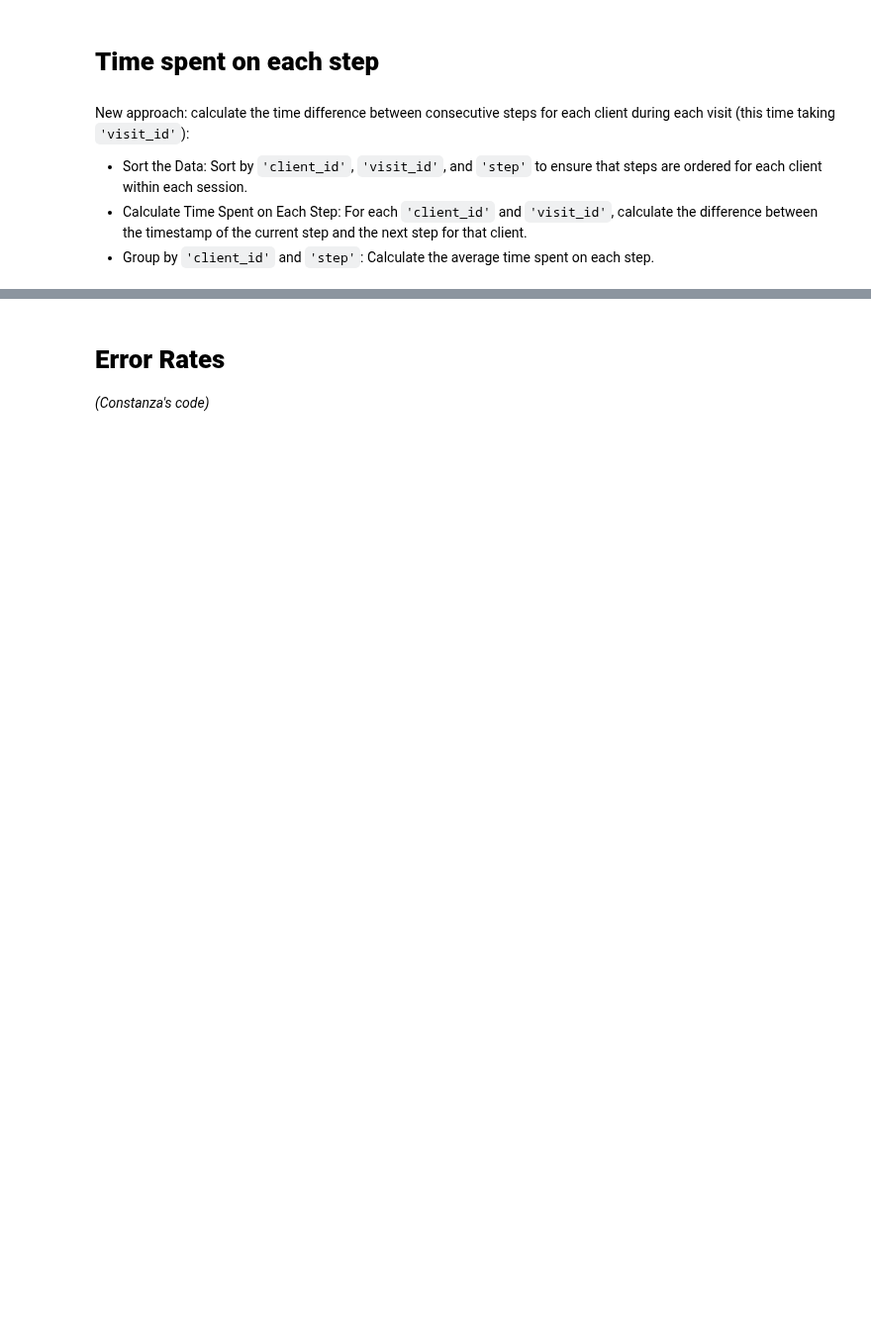
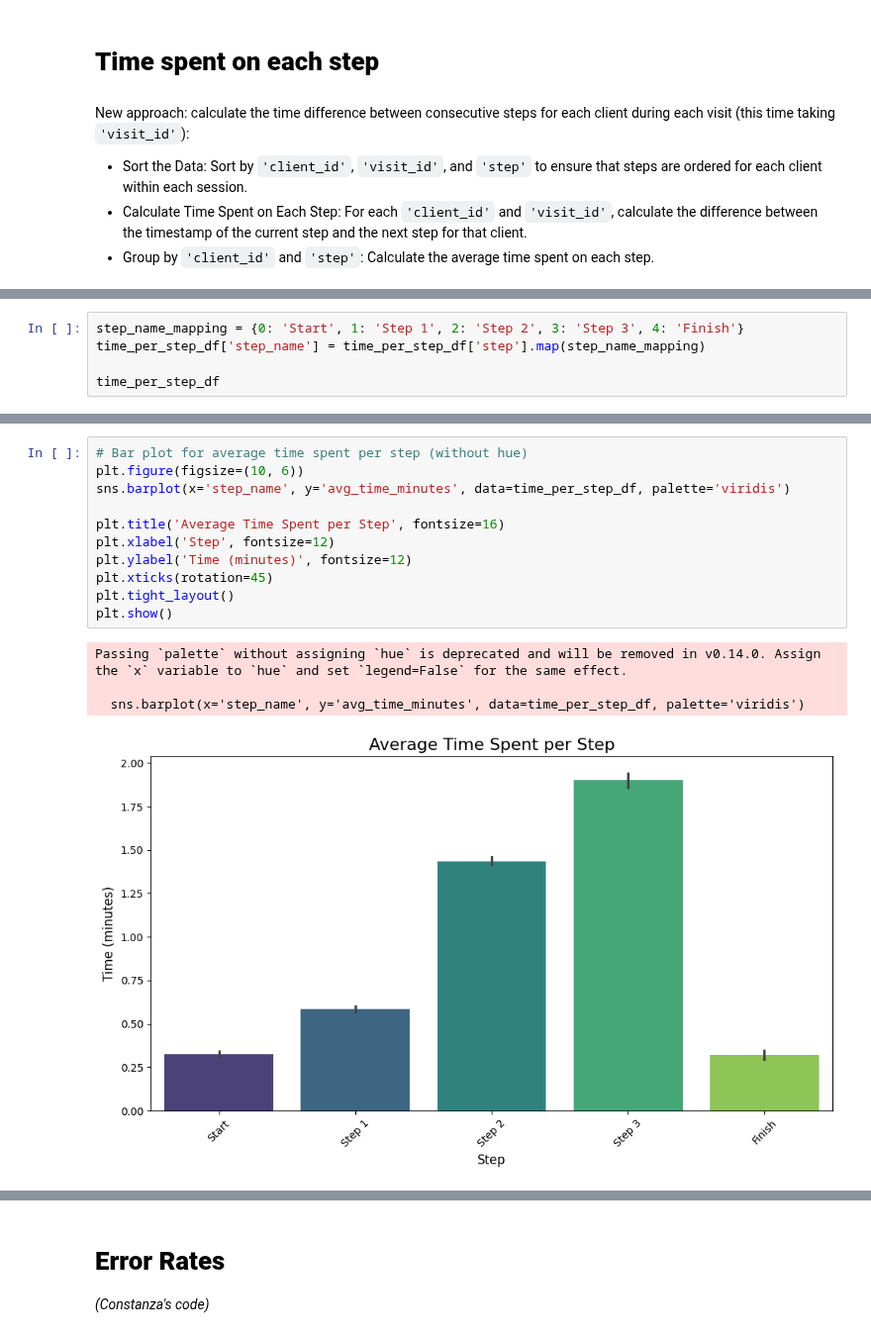
Before and after one commit to bruhu/vanguard-cx-project, a Jupyter notebook: notebooks/bru/kpi_calculations.ipynb, the cells around one changed output, grey strips where cells are left out. Shown at 99% size. Drawn from its saved outputs; the diff is of its cells as text; blank space fills up the shorter version.

Commit message:
create plot for time spent per step

```diff
--- a/notebooks/bru/kpi_calculations.ipynb
+++ b/notebooks/bru/kpi_calculations.ipynb
@@ -140,0 +201,5 @@ print(time_per_step_df.head())
+# %%
+step_name_mapping = {0: 'Start', 1: 'Step 1', 2: 'Step 2', 3: 'Step 3', 4: 'Finish'}
+time_per_step_df['step_name'] = time_per_step_df['step'].map(step_name_mapping)
+
+time_per_step_df
@@ -140,0 +220,16 @@ print(time_per_step_df.head())
+# %%
+# Bar plot for average time spent per step (without hue)
+plt.figure(figsize=(10, 6))
+sns.barplot(x='step_name', y='avg_time_minutes', data=time_per_step_df, palette='viridis')
+
+plt.title('Average Time Spent per Step', fontsize=16)
+plt.xlabel('Step', fontsize=12)
+plt.ylabel('Time (minutes)', fontsize=12)
+plt.xticks(rotation=45)
+plt.tight_layout()
+plt.show()
+# %% [output]
+Passing `palette` without assigning `hue` is deprecated and will be removed in v0.14.0. Assign the `x` variable to `hue` and set `legend=False` for the same effect.
+
+  sns.barplot(x='step_name', y='avg_time_minutes', data=time_per_step_df, palette='viridis')
+[figure, added]
```
Also changed, not shown: parts of 19 cells of this notebook.
